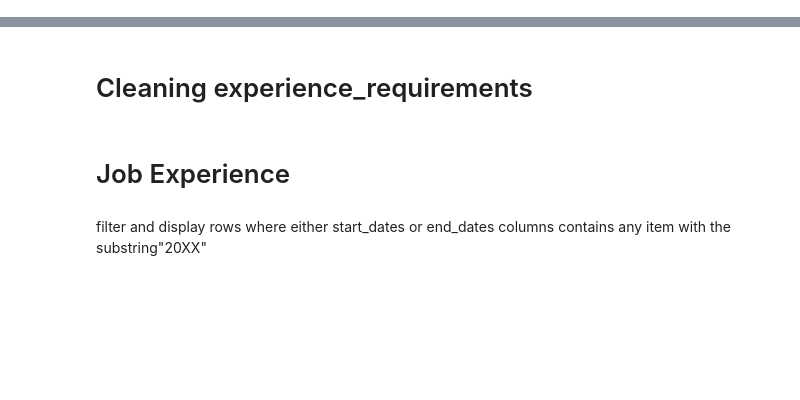
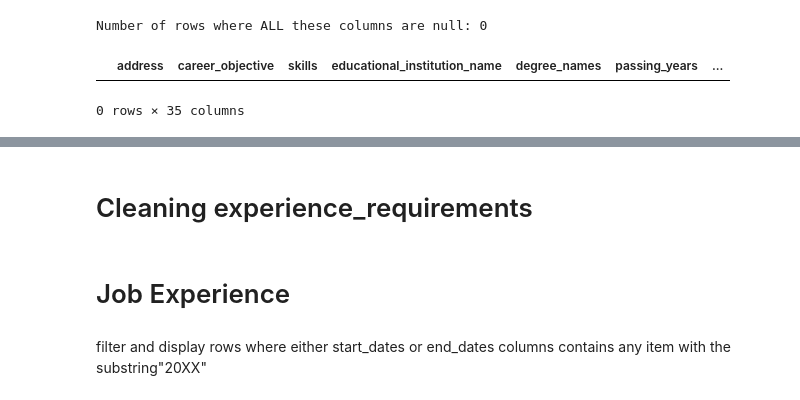
Before and after one commit to ResumeRover/Main, a Jupyter notebook: AI_Candidate_Ranking/Preprocessing/dataset-preprocessing-final.ipynb, the cells around one changed output, grey strips where cells are left out. Cells and saved outputs as stored; diff of their text form; code cells hidden in the pictures; blank space fills up the shorter version.

```diff
--- a/AI_Candidate_Ranking/Preprocessing/dataset-preprocessing-final.ipynb
+++ b/AI_Candidate_Ranking/Preprocessing/dataset-preprocessing-final.ipynb
@@ -15,3 +39,33 @@ print(null_summary)
+# %%
+# List of the columns with 84 nulls
+columns_with_84_nulls = [
+    'educational_institution_name',
+    'degree_names',
+    'passing_years',
+    'educational_results',
+    'result_types',
+    'major_field_of_studies',
+    'professional_company_names',
+    'company_urls',
+    'start_dates',
+    'end_dates',
+    'related_skils_in_job',
+    'positions',
+    'locations'
+]
+
+common_null_rows = df[columns_with_84_nulls].isnull().all(axis=1)
+
+count_common_null_rows = common_null_rows.sum()
+
+print(f"Number of rows where ALL these columns are null: {count_common_null_rows}")
+# %% [output]
+Number of rows where ALL these columns are null: 0
+# %%
+df[common_null_rows]
+# %% [output]
+|  | address | career_objective | skills | educational_institution_name | degree_names | passing_years | ... |
+0 rows × 35 columns
 # %%
 cols = [
     'degree_names',
```
Also changed, not shown: parts of 36 cells of this notebook.
